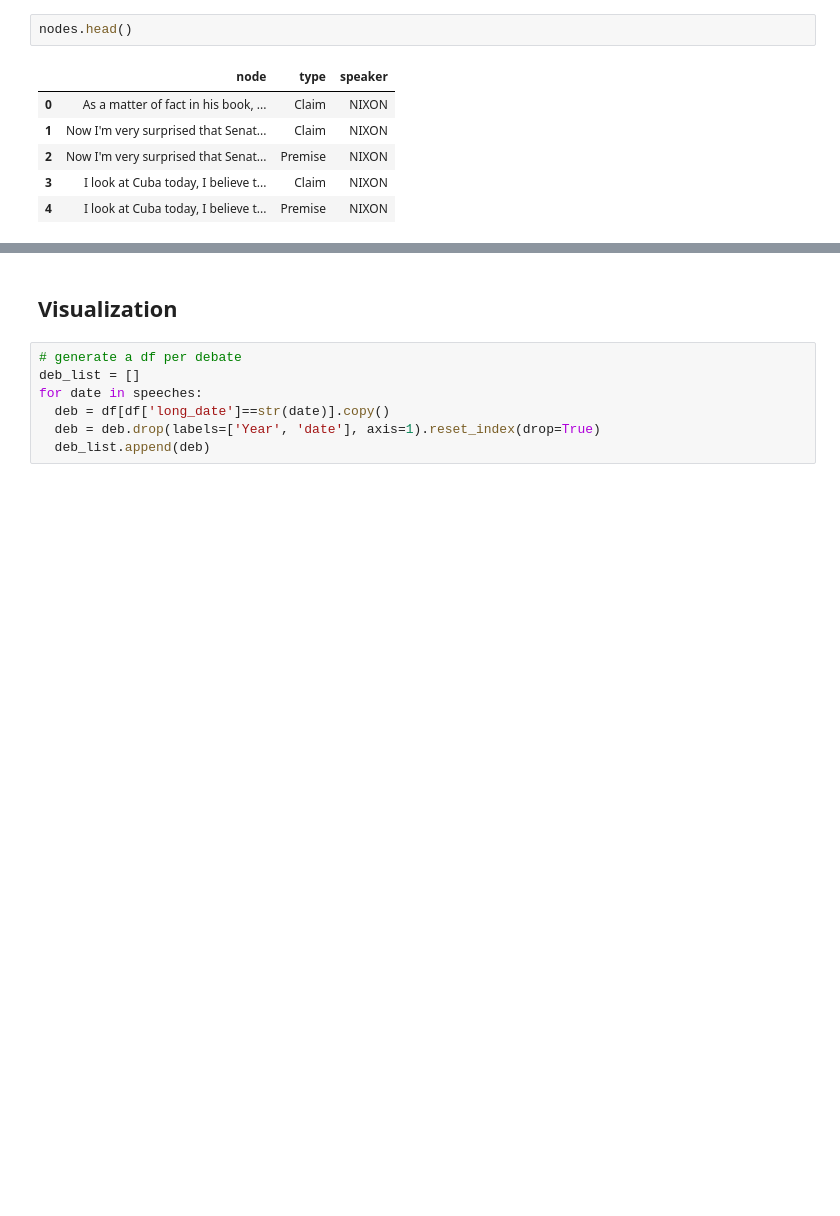
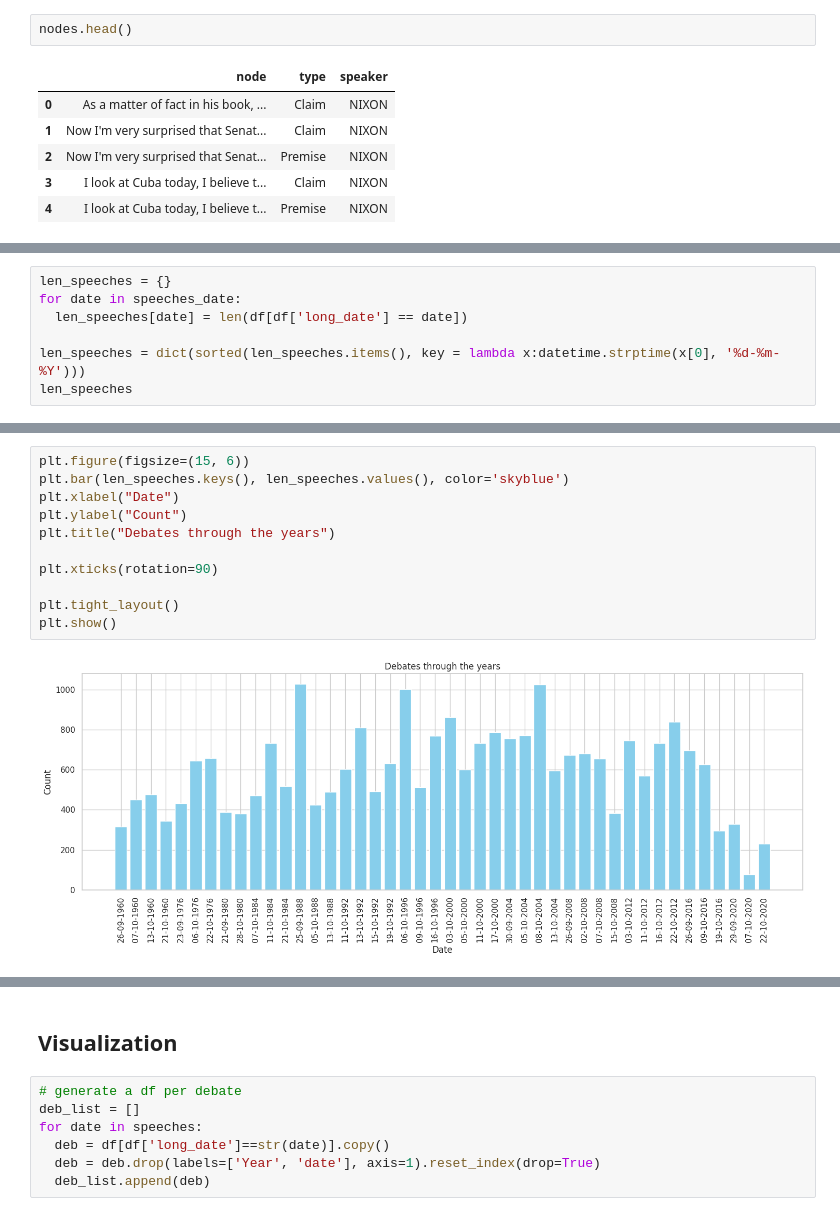
Before and after one commit to deborahdore/political-debates-graph-analysis, a Jupyter notebook: visualization/graph_visualization.ipynb, the cells around one changed output, grey strips where cells are left out. Cells and saved outputs as stored; diff of their text form; blank space fills up the shorter version.

```diff
--- a/visualization/graph_visualization.ipynb
+++ b/visualization/graph_visualization.ipynb
@@ -244,0 +307,7 @@ len(speeches)
+# %%
+len_speeches = {}
+for date in speeches_date:
+  len_speeches[date] = len(df[df['long_date'] == date])
+
+len_speeches = dict(sorted(len_speeches.items(), key = lambda x:datetime.strptime(x[0], '%d-%m-%Y')))
+len_speeches
@@ -244,0 +341,13 @@ len(speeches)
+# %%
+plt.figure(figsize=(15, 6))
+plt.bar(len_speeches.keys(), len_speeches.values(), color='skyblue')
+plt.xlabel("Date")
+plt.ylabel("Count")
+plt.title("Debates through the years")
+
+plt.xticks(rotation=90)
+
+plt.tight_layout()
+plt.show()
+# %% [output]
+[figure, added]
```
Also changed, not shown: parts of 20 cells of this notebook.
